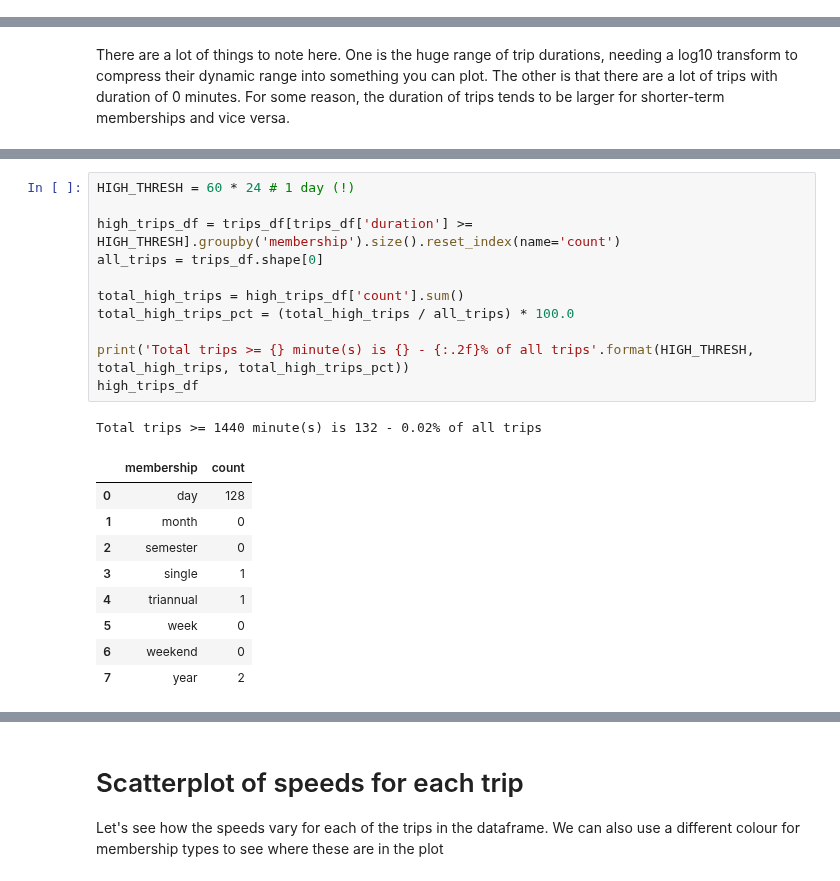
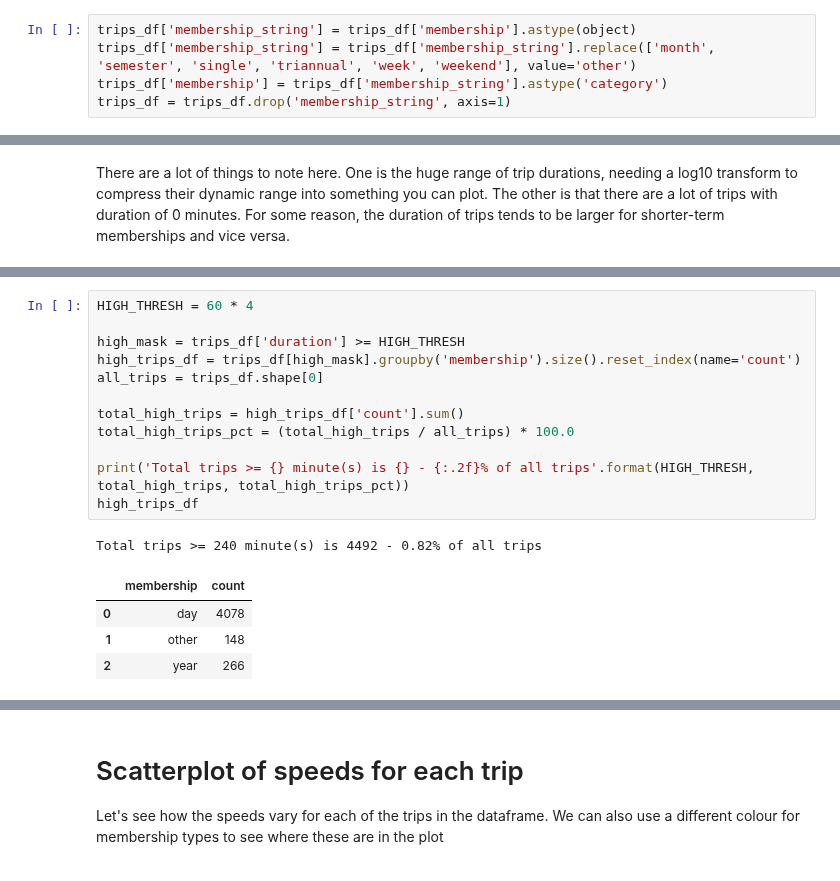
Before and after one commit to timgasser/bcycle-austin, a Jupyter notebook: notebooks/bcycle_all_data_eda.ipynb, the cells around one changed output, grey strips where cells are left out. Drawn from its saved outputs; the diff is of its cells as text.

```diff
--- a/notebooks/bcycle_all_data_eda.ipynb
+++ b/notebooks/bcycle_all_data_eda.ipynb
@@ -111,6 +111,11 @@ plot_df = plot_df.fillna(0)
 plot_bar(plot_df, (20,10), title='Trips by membership type and year', xlabel='Year', ylabel='Trip count')
 # %% [output]
 [figure]
+# %%
+trips_df['membership_string'] = trips_df['membership'].astype(object)
+trips_df['membership_string'] = trips_df['membership_string'].replace(['month', 'semester', 'single', 'triannual', 'week', 'weekend'], value='other')
+trips_df['membership'] = trips_df['membership_string'].astype('category')
+trips_df = trips_df.drop('membership_string', axis=1)
 # %% [markdown]
 This plot contains quite a bit of information. Remember this is the count of trips by membership type, not the amount of memberships that were sold of each type.
 
@@ -206,24 +212,20 @@ print('Total trips <= {} minute(s) is {} - {:.2f}% of all trips'.format(LOW_THRE
 # %% [output]
 Total trips <= 1 minute(s) is 17275 - 3.15% of all trips
 # %%
-HIGH_THRESH = 60 * 24 # 1 day (!)
+HIGH_THRESH = 60 * 4
 
-high_trips_df = trips_df[trips_df['duration'] >= HIGH_THRESH].groupby('membership').size().reset_index(name='count')
+high_mask = trips_df['duration'] >= HIGH_THRESH
+high_trips_df = trips_df[high_mask].groupby('membership').size().reset_index(name='count')
 all_trips = trips_df.shape[0]
 
 total_high_trips = high_trips_df['count'].sum()
 total_high_trips_pct = (total_high_trips / all_trips) * 100.0
 
 print('Total trips >= {} minute(s) is {} - {:.2f}% of all trips'.format(HIGH_THRESH, total_high_trips, total_high_trips_pct))
 high_trips_df
 # %% [output]
-Total trips >= 1440 minute(s) is 132 - 0.02% of all trips
+Total trips >= 240 minute(s) is 4492 - 0.82% of all trips
 |  | membership | count |
-| 0 | day | 128 |
-| 1 | month | 0 |
-| 2 | semester | 0 |
-| 3 | single | 1 |
-| 4 | triannual | 1 |
-| 5 | week | 0 |
-| 6 | weekend | 0 |
-| 7 | year | 2 |
+| 0 | day | 4078 |
+| 1 | other | 148 |
+| 2 | year | 266 |
```
Also changed, not shown: parts of 19 cells of this notebook.
